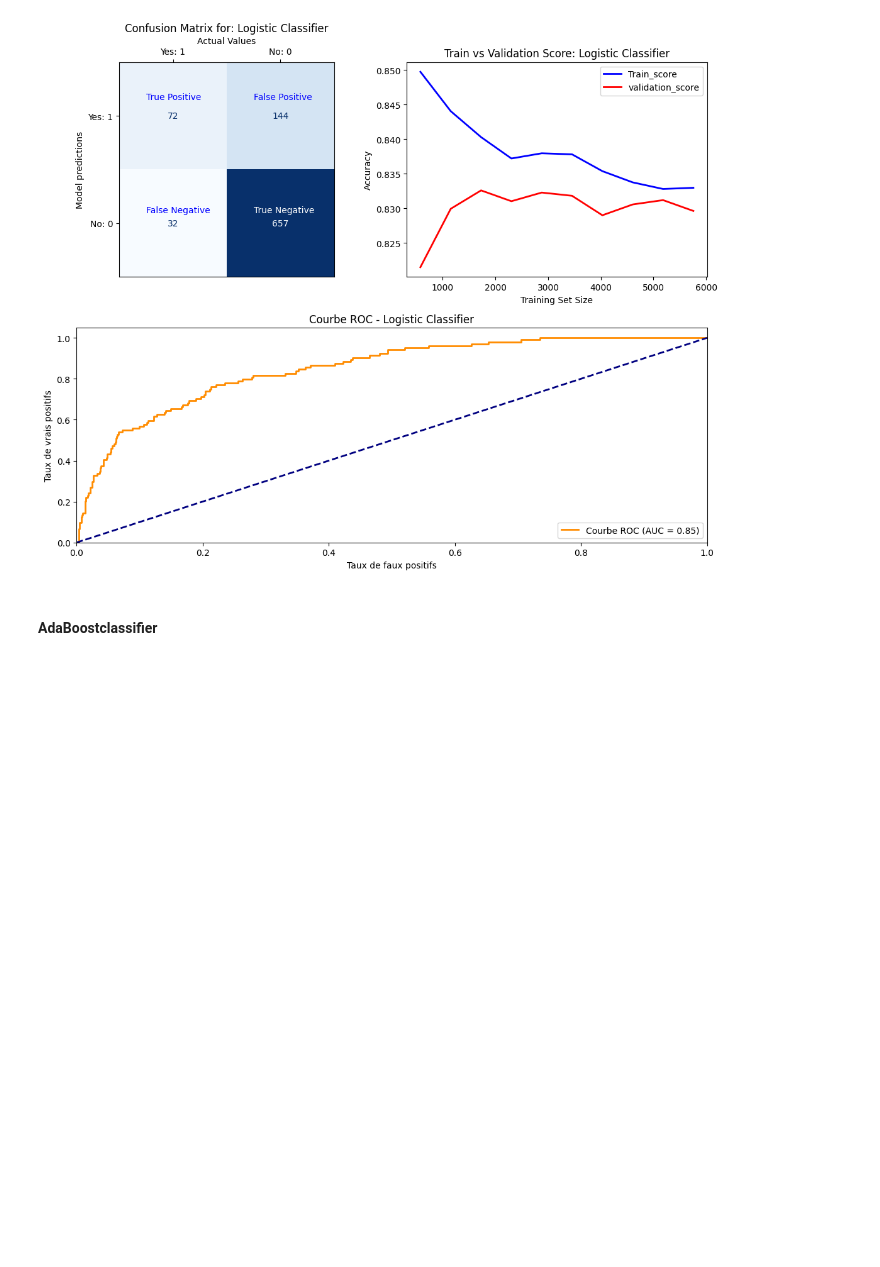
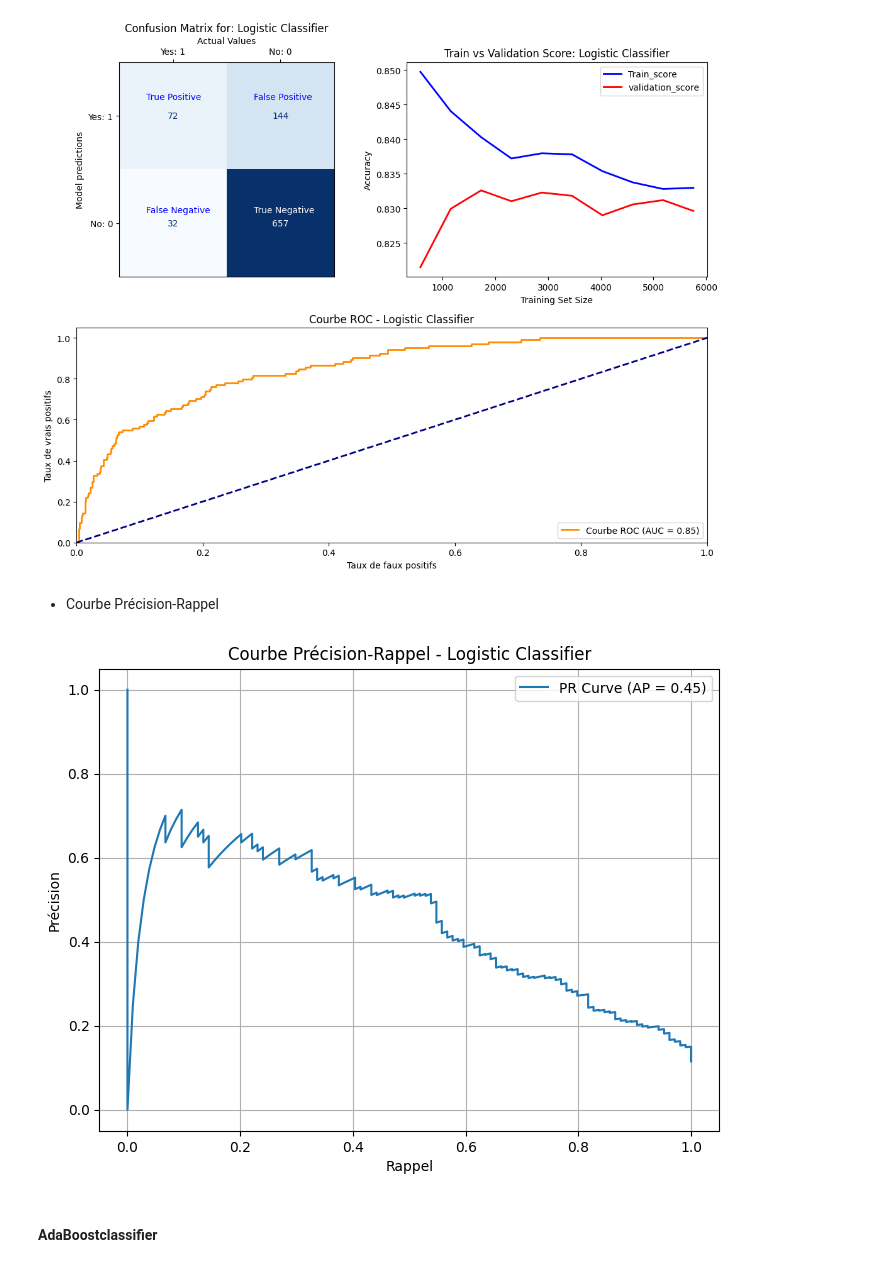
Before and after one commit to Atji00/CreditScoringModel, a Jupyter notebook: credit_scoring_model.ipynb, the cells around one changed output. Cells and saved outputs as stored; diff of their text form; code cells hidden in the pictures; blank space fills up the shorter version.

```diff
--- a/credit_scoring_model.ipynb
+++ b/credit_scoring_model.ipynb
@@ -807,3 +817,5 @@ logistic = running_model(logistic_classifier, "Logistic Classifier",X_smote, y_s
    macro avg       0.64      0.76      0.67       905
 weighted avg       0.88      0.81      0.83       905
 [figure]
+# %% [markdown]
+- Courbe Précision-Rappel
@@ -810,3 +839,18 @@ weighted avg       0.88      0.81      0.83       905
+# %%
+y_pred_proba = logistic.predict_proba(X_test)[:, 1]
+precision, recall, thresholds = precision_recall_curve(y_test, y_pred_proba)
+avg_precision = average_precision_score(y_test, y_pred_proba)
+
+plt.figure(figsize=(8,6))
+plt.plot(recall, precision, label=f'PR Curve (AP = {avg_precision:.2f})')
+plt.xlabel('Rappel')
+plt.ylabel('Précision')
+plt.title('Courbe Précision-Rappel - Logistic Classifier')
+plt.legend()
+plt.grid(True)
+plt.show()
+# %% [output]
+[figure, added]
 # %% [markdown]
 #### AdaBoostclassifier
 # %%
```
Also changed, not shown: parts of 17 cells of this notebook, 2 other files.
